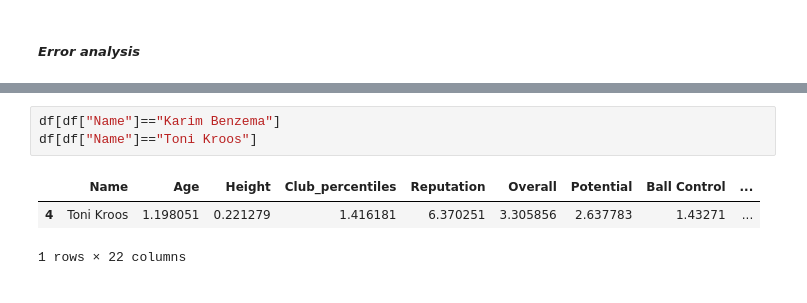
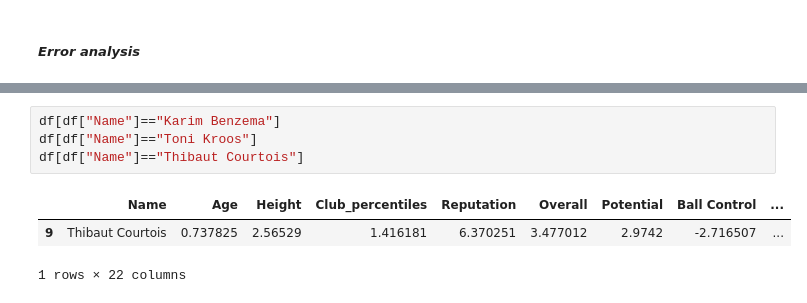
Before and after one commit to shafieiali42/Football-analysis, a Jupyter notebook: SoccerAnalysis.ipynb, the cells around one changed output, grey strips where cells are left out. Drawn from its saved outputs; the diff is of its cells as text.

```diff
--- a/SoccerAnalysis.ipynb
+++ b/SoccerAnalysis.ipynb
@@ -1202,7 +1194,8 @@ df.head(3)
 # %%
 df[df["Name"]=="Karim Benzema"]
 df[df["Name"]=="Toni Kroos"]
+df[df["Name"]=="Thibaut Courtois"]
 # %% [output]
 |  | Name | Age | Height | Club_percentiles | Reputation | Overall | Potential | Ball Control | ... |
-| 4 | Toni Kroos | 1.198051 | 0.221279 | 1.416181 | 6.370251 | 3.305856 | 2.637783 | 1.43271 | ... |
+| 9 | Thibaut Courtois | 0.737825 | 2.56529 | 1.416181 | 6.370251 | 3.477012 | 2.9742 | -2.716507 | ... |
 1 rows × 22 columns
```
Also changed, not shown: parts of 18 cells of this notebook.
